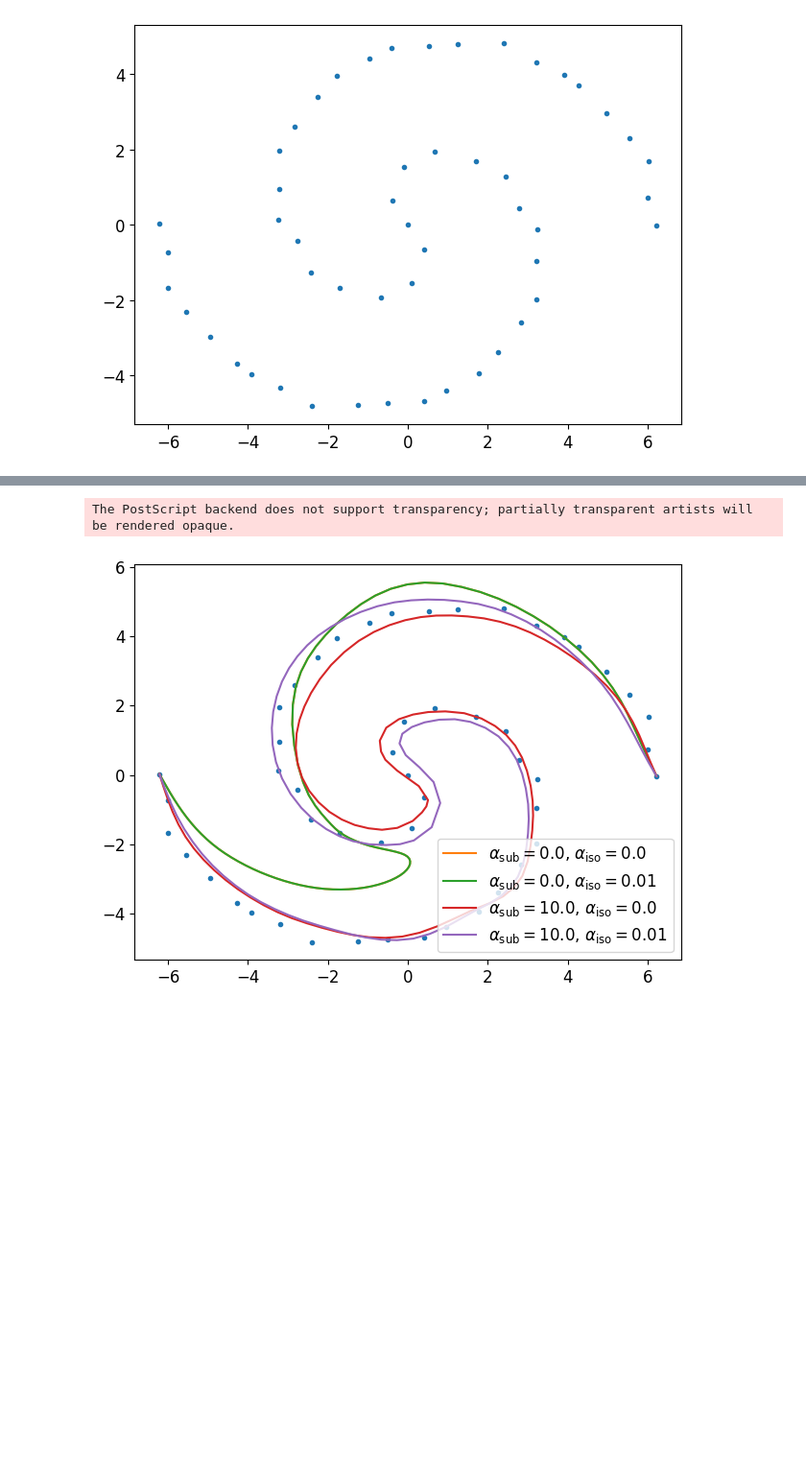
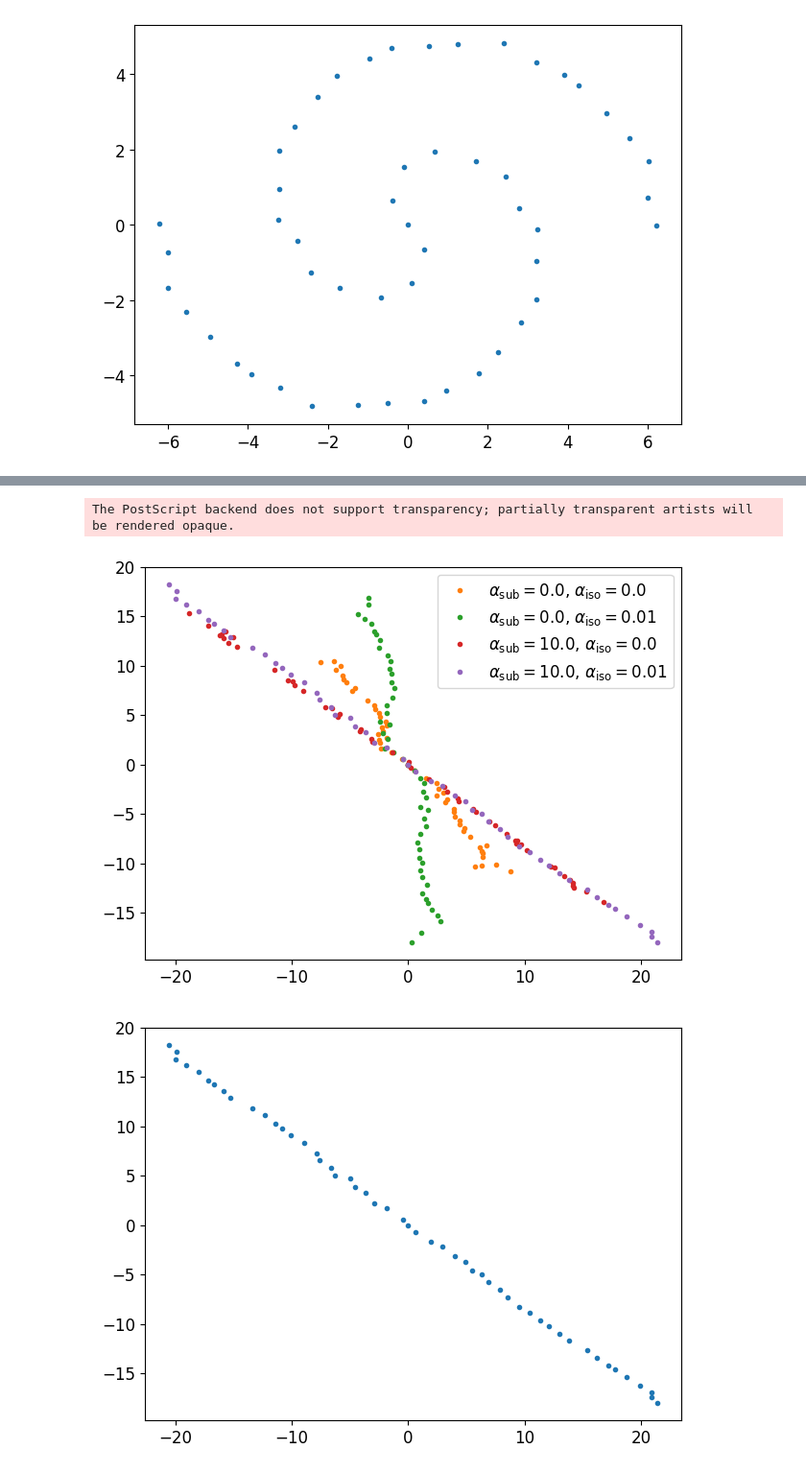
Before and after one commit to wdiepeveen/Pulling-back-symmetric-Riemannian-geometry-for-data-analysis, a Jupyter notebook: experiments/diffeomorphism_effects/evaluate_diffeomorphism_effects.ipynb, the cells around one changed output, grey strips where cells are left out. Shown: that part at 96% size. Saved outputs shown, nothing was run; the diff lists cells and outputs as text; code cells hidden in the pictures; blank space fills up the shorter version.

```diff
--- a/experiments/diffeomorphism_effects/evaluate_diffeomorphism_effects.ipynb
+++ b/experiments/diffeomorphism_effects/evaluate_diffeomorphism_effects.ipynb
@@ -26,10 +26,8 @@ torch.manual_seed(85)
 results_path = os.path.join("results")
 # %%
 # data parameters
-num_test_data = 51
-num_validation_data = 501
-test_noise = 0.1
-validation_noise = 0.5
+num_data = 51
+noise = 0.1
 
 # iresnet parameters
 s_nBlocks = 100
@@ -45,7 +43,7 @@ alpha_iso = 1/100
 n_epochs = 20
 # %%
 s_data_manifold = twospirals(250, noise=0.)
-s_data = twospirals(int((num_test_data-1)/2), noise=test_noise)
+s_data = twospirals(int((num_data-1)/2), noise=noise)
 
 plt.plot(s_data[:,0], s_data[:,1], '.')
 plt.savefig(os.path.join(results_path,f"s_data.eps"))
@@ -104,5 +102,5 @@ The PostScript backend does not support transparency; partially transparent arti
 # %%
 # choose special points
-s_z1 = s_data[0][None]
-s_z2 = s_data[-1][None]
-s_z3 = s_offset
+s_z1 = s_data_manifold[0][None]
+s_z2 = s_data_manifold[-1][None]
+s_z3 = s_offset[None]
@@ -109,23 +253,29 @@ s_z3 = s_offset
+# %%
+# compute logs
+s_logs_dict = {}
+for i in range(2):
+    for j in range(2):
+        s_M = s_M_dict[f"{i}{j}"]
+
+        # compute logs to all data
+        s_logs_dict[f"{i}{j}"] = s_M.log(s_z3 * torch.ones((num_data,1)), s_data[:,None])[:,0]
 # %%
-# geodesic interpolation
-t = torch.linspace(0,1,100)
-
-plt.plot(s_data[:,0], s_data[:,1], '.')
-# plt.plot(s_data_manifold[:,0], s_data_manifold[:,1])
+# plot logs
+plt.plot(s_offset[0], s_offset[1], '.')
 for i in range(2):
     for j in range(2):
-        s_M = s_M_dict[f"{i}{j}"]
-
-        # compute geodesics
-        s_gamma_12_t =  s_M.geodesic(s_z1, s_z2, t)
-
-        # plot geodesics
-        plt.plot(s_gamma_12_t.squeeze().detach().numpy()[:,0], s_gamma_12_t.squeeze().detach().numpy()[:,1],
+        plt.plot(s_logs_dict[f"{i}{j}"].squeeze().detach().numpy()[:,0], s_logs_dict[f"{i}{j}"].squeeze().detach().numpy()[:,1], '.',
                  label=figure_label_dict[f"{i}{j}"])
 
 plt.legend()
-plt.savefig(os.path.join(results_path,f"geodesics_on_s_M.eps"))
+plt.savefig(os.path.join(results_path,f"logs_on_s_M.eps"))
 plt.show()
+
+# plot the logs of the fully diffeomorphisms trained with both subspace regularisation and isometry regularisation once more
+plt.plot(s_logs_dict[f"{1}{1}"].squeeze().detach().numpy()[:,0], s_logs_dict[f"{1}{1}"].squeeze().detach().numpy()[:,1], '.')
+plt.savefig(os.path.join(results_path,f"log_on_s_M.eps"))
+plt.show()
 # %% [output]
 The PostScript backend does not support transparency; partially transparent artists will be rendered opaque.
-[figure, old version]
+[figure, new version]
+[figure, added]
```
Also changed, not shown: parts of 9 cells of this notebook, 20 other files.
